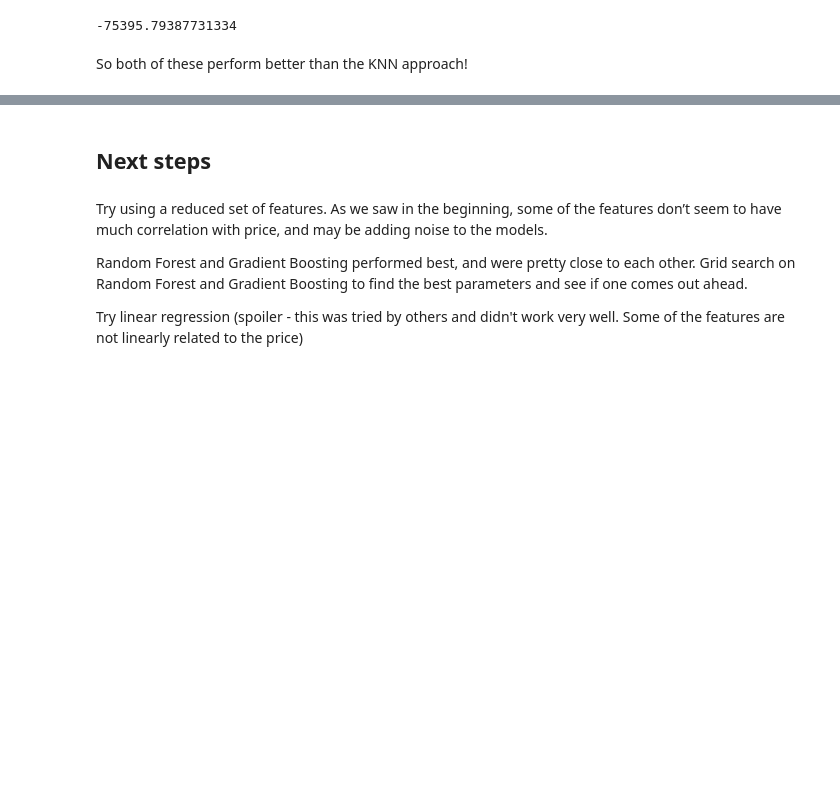
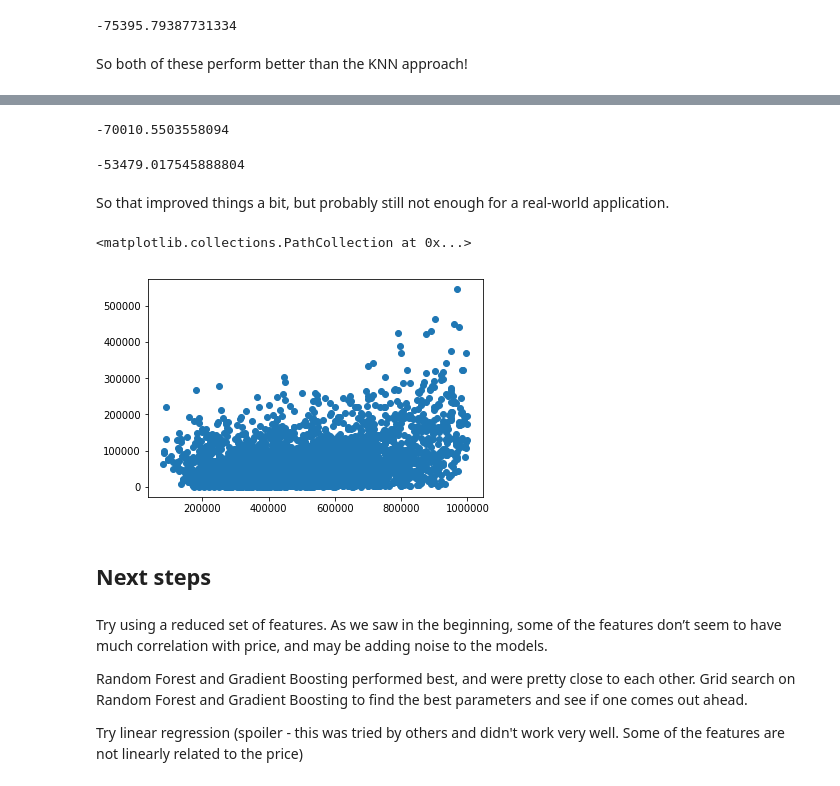
Before and after one commit to katelynrwalker/housing-prices, a Jupyter notebook: housing-prices-model.ipynb, the cells around one changed output, grey strips where cells are left out. Drawn from its saved outputs; the diff is of its cells as text; code cells hidden in the pictures; blank space fills up the shorter version.

```diff
--- a/housing-prices-model.ipynb
+++ b/housing-prices-model.ipynb
@@ -225,3 +246,39 @@ plt.show()
+# %%
+houses_clipped = houses[houses['price']<1000000]
+houses_test_clipped = houses_clipped[houses_clipped['date_sold']>='2015-03-01']
+houses_train_clipped = houses_clipped[houses_clipped['date_sold']<'2015-03-01']
+houses_train_clipped = houses_train_clipped.sort_values('date_num')
+X_test_clipped = houses_test_clipped.drop(['price', 'date_sold'], axis=1)
+y_test_clipped = houses_test_clipped['price']
+X_train_clipped = houses_train_clipped.drop(['price', 'date_sold'], axis=1)
+y_train_clipped = houses_train_clipped['price']
+# %%
+#scale features data
+scaler = StandardScaler()
+scaler.fit(X_train_clipped.astype(float))
+X_clipped = scaler.transform(X_train_clipped.astype(float))
+
+#time series split
+tscv = TimeSeriesSplit(n_splits=3)
+
+knn_model = KNeighborsRegressor(n_neighbors = 10, weights= 'distance')
+cross_val_score(knn_model, X_clipped, y_train_clipped, cv=tscv.split(X_clipped), scoring='neg_mean_absolute_error').mean()
+# %% [output]
+-70010.5503558094
+# %%
+rf_model = RandomForestRegressor(n_estimators=50)
+cross_val_score(rf_model, X_train_clipped, y_train_clipped, cv=tscv.split(X_train_clipped),
+                scoring='neg_mean_absolute_error').mean()
+# %% [output]
+-53479.017545888804
+# %% [markdown]
+So that improved things a bit, but probably still not enough for a real-world application.
+# %%
+rf_model.fit(X_train_clipped, y_train_clipped)
+plt.scatter((y_test_clipped), (rf_model.predict(X_test_clipped) - y_test_clipped).abs())
+# %% [output]
+<matplotlib.collections.PathCollection at 0x...>
+[figure, added]
 # %% [markdown]
 ## Next steps
 # %% [markdown]
```
Also changed, not shown: parts of 13 cells of this notebook.
